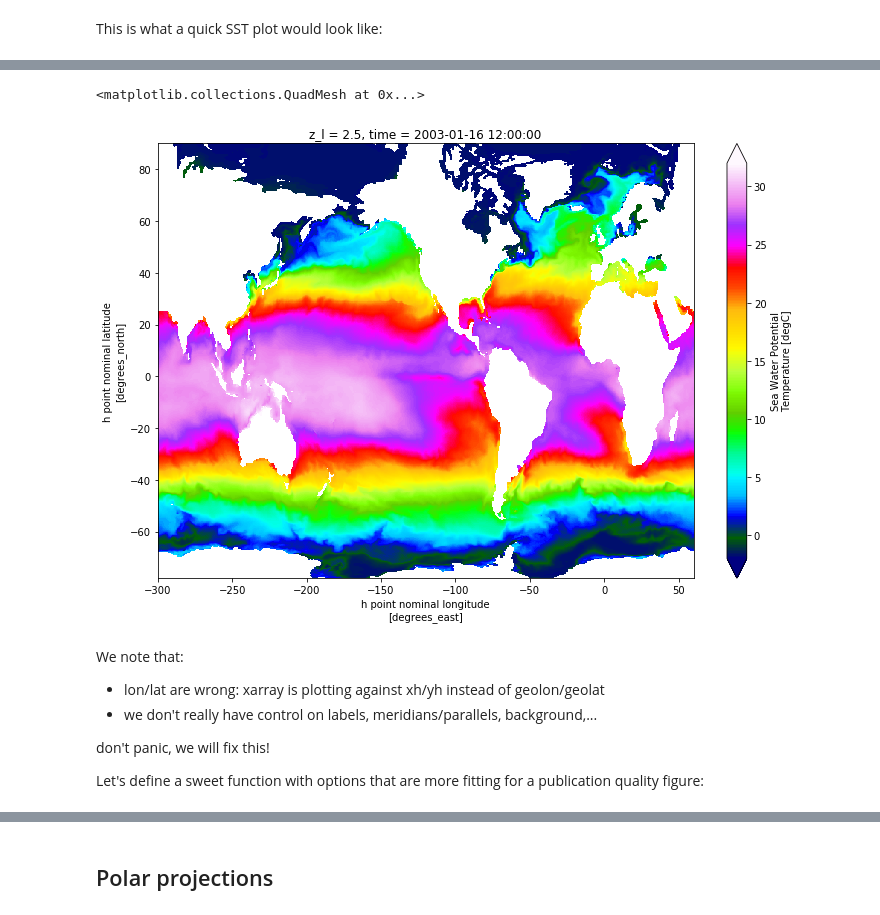
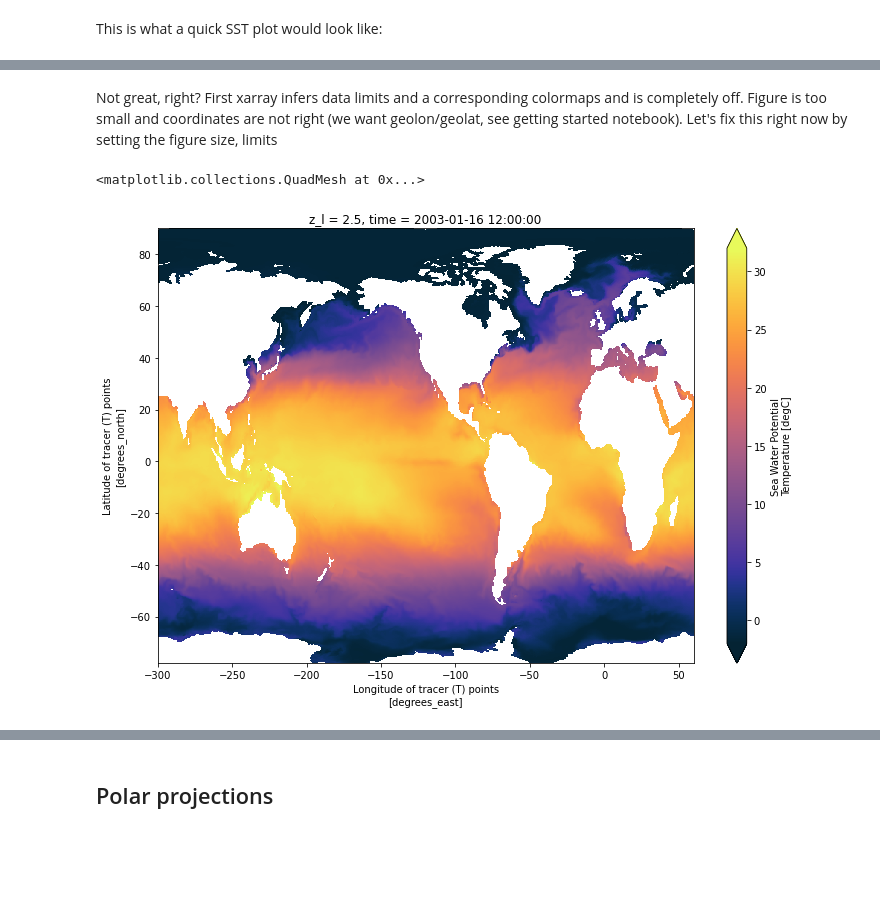
Before and after one commit to MOM6-community/MOM6-AnalysisCookbook, a Jupyter notebook: tutorials/07_Plotting.ipynb, the cells around one changed output, grey strips where cells are left out. Drawn from its saved outputs; the diff is of its cells as text; code cells hidden in the pictures; blank space fills up the shorter version.

Commit message:
use latest xarray for plotting

```diff
--- a/tutorials/07_Plotting.ipynb
+++ b/tutorials/07_Plotting.ipynb
@@ -18,2 +21,2 @@ ds = xr.open_dataset(f'{dataurl}/ocean_monthly_z.200301-200712.nc4',
 # %%
-grid = xr.open_dataset('./data/ocean_grid_sym_OM4_05.nc')
+grid = xr.open_dataset('ocean_grid_sym_OM4_05.nc')
@@ -20,3 +25,3 @@ grid = xr.open_dataset('./data/ocean_grid_sym_OM4_05.nc')
 # %%
-ds['geolon'] = grid['geolon']
-ds['geolat'] = grid['geolat']
+ds = ds.assign_coords({'geolon': grid['geolon'],
+                       'geolat': grid['geolat']})
@@ -22,0 +30,2 @@ ds['geolat'] = grid['geolat']
+# %%
+sst_plot = ds['thetao'].sel(time='2003-01', z_l=2.5)
@@ -23,4 +34,2 @@ ds['geolat'] = grid['geolat']
 # %% [markdown]
 This is what a quick SST plot would look like:
-# %%
-sst_plot = ds['thetao'].isel(time=0, z_l=0)
@@ -27,13 +41,13 @@ sst_plot = ds['thetao'].isel(time=0, z_l=0)
+# %% [markdown]
+Not great, right? First xarray infers data limits and a corresponding colormaps and is completely off.
+Figure is too small and coordinates are not right (we want geolon/geolat, see getting started notebook).
+Let's fix this right now by setting the figure size, limits
 # %%
-sst_plot.plot(figsize=[12,8], vmin=-2, vmax=32, cmap='gist_ncar')
+import matplotlib.pyplot as plt
+plt.figure(figsize=[12,8])
+sst_plot.plot(x='geolon', y='geolat',
+              vmin=-2, vmax=32,
+              cmap=cmocean.cm.thermal)
 # %% [output]
 <matplotlib.collections.QuadMesh at 0x...>
-[figure, old version]
+[figure, new version]
-# %% [markdown]
-We note that:
-- lon/lat are wrong: xarray is plotting against xh/yh instead of geolon/geolat
-- we don't really have control on labels, meridians/parallels, background,...
-
-don't panic, we will fix this!
-
-Let's define a sweet function with options that are more fitting for a publication quality figure:
```
Also changed, not shown: parts of 37 cells of this notebook.
